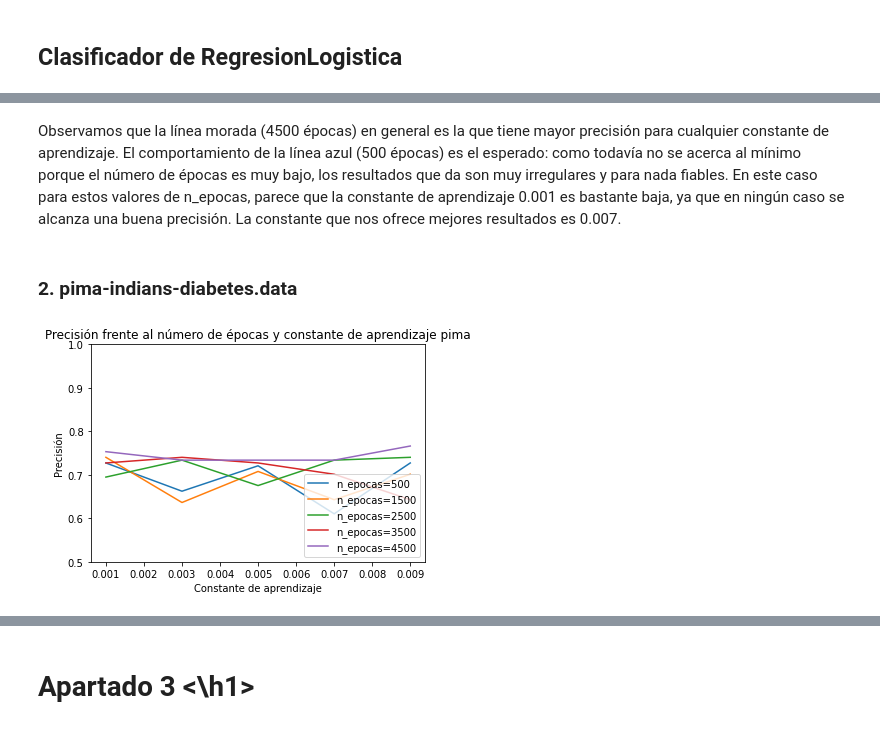
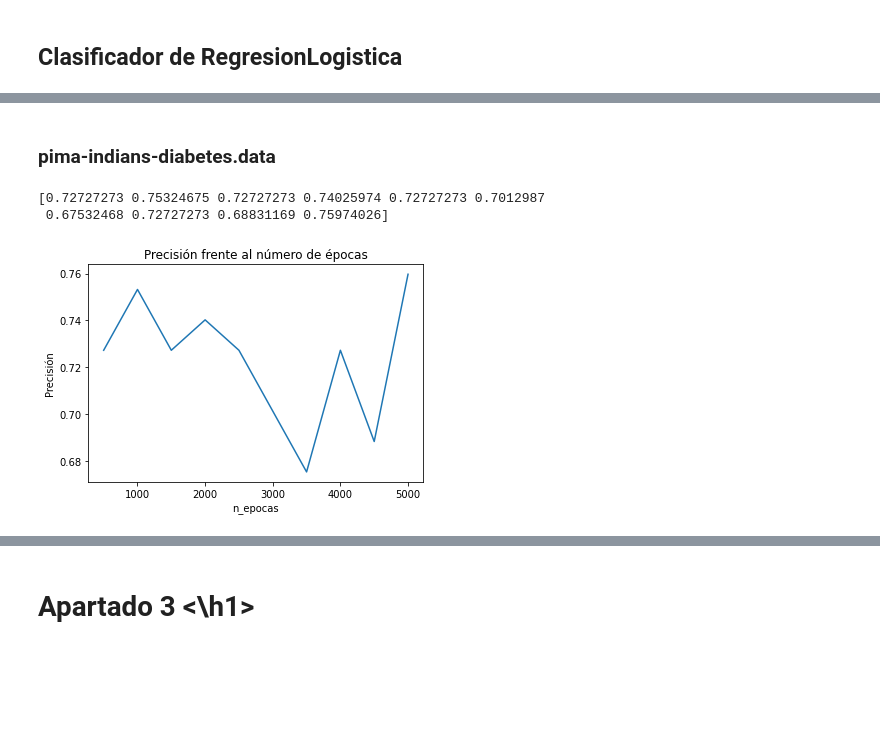
Before and after one commit to Albertogk/FAA, a Jupyter notebook: practica2/main.ipynb, the cells around one changed output, grey strips where cells are left out. Cells and saved outputs as stored; diff of their text form; code cells hidden in the pictures; blank space fills up the shorter version.

```diff
--- a/practica2/main.ipynb
+++ b/practica2/main.ipynb
@@ -482,7 +477,5 @@ Esquema de las ejecuciones:
 # %% [markdown]
 <h2>Clasificador de RegresionLogistica</h2>
 # %%
-n_epocas_values=np.arange(500, 5000, 1000)
-alpha_values = np.arange(0.001, 0.011, 0.002)
-seed = 0
-p = 0.2
+n_epocas_values=np.arange(1000, 10000, 2000)
+alpha_values = np.arange(0.001, 0.011, 0.001)
@@ -526,36 +515,32 @@ plt.show()
-# %% [markdown]
-Observamos que la línea morada (4500 épocas) en general es la que tiene mayor precisión para cualquier constante de aprendizaje. El comportamiento de la línea azul (500 épocas) es el esperado: como todavía no se acerca al mínimo porque el número de épocas es muy bajo, los resultados que da son muy irregulares y para nada fiables. En este caso para estos valores de n_epocas, parece que la constante de aprendizaje 0.001 es bastante baja, ya que en ningún caso se alcanza una buena precisión. La constante que nos ofrece mejores resultados es 0.007.
 # %% [markdown]
-<h3>2. pima-indians-diabetes.data</h3>
+<h3>pima-indians-diabetes.data</h3>
 # %%
 dataset = Datos('pima-indians-diabetes.data')
 transformar_datos(dataset)
 datostrain, datostest = get_train_test(dataset, seed, p)
 
-epocas_precision_pima = np.empty((n_epocas_values.shape[0], alpha_values.shape[0]) )
+epocas_precision_pima = np.empty(len(n_epocas_values))
 
-i = 0
+cnt = 0
 
 for n_epocas in n_epocas_values:
-    j = 0
-    for alpha in alpha_values:
-        cl = ClasificadorRegresionLogistica(alpha=alpha, n_epocas=n_epocas)
-        cl.entrenamiento(datostrain, dataset.nominalAtributos, dataset.diccionario)
-        prediccion = cl.clasifica(datostest, dataset.nominalAtributos, dataset.diccionario)
+    cl = ClasificadorRegresionLogistica(alpha=0.01, n_epocas=n_epocas)
+    cl.entrenamiento(datostrain, dataset.nominalAtributos, dataset.diccionario)
+    prediccion = cl.clasifica(datostest, dataset.nominalAtributos, dataset.diccionario)
 
-        epocas_precision_pima[i][j] = 1-cl.error(datostest, prediccion)
-        j += 1
-
-    i += 1
+    epocas_precision_pima[cnt] = 1-cl.error(datostest, prediccion)
+    cnt += 1
+# %%
+print(epocas_precision_pima)
+# %% [output]
+[0.72727273 0.75324675 0.72727273 0.74025974 0.72727273 0.7012987
+ 0.67532468 0.72727273 0.68831169 0.75974026]
 # %%
 plt.figure()
-for i in range(epocas_precision_wdbc.shape[0]):
-    plt.plot(alpha_values, epocas_precision_pima[i], label="n_epocas="+str(n_epocas_values[i]))
-plt.xlabel("Constante de aprendizaje")
+plt.plot(n_epocas_values, epocas_precision_pima)
+plt.xlabel("n_epocas")
 plt.ylabel("Precisión")
-plt.ylim(0.5, 1)
-plt.title("Precisión frente al número de épocas y constante de aprendizaje pima")
-plt.legend(loc = "lower right")
+plt.title("Precisión frente al número de épocas")
 plt.show()
 # %% [output]
-[figure, old version]
+[figure, new version]
```
Also changed, not shown: parts of 9 cells of this notebook.
